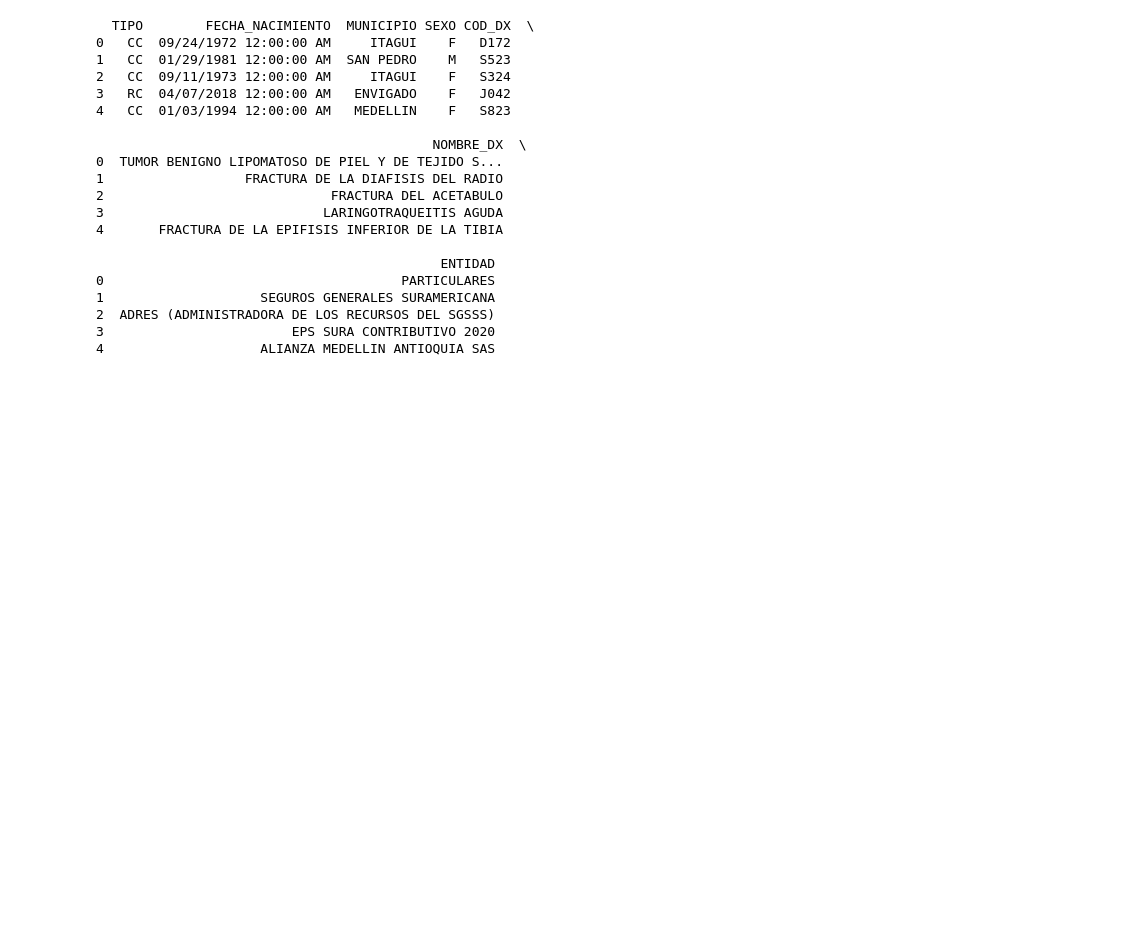
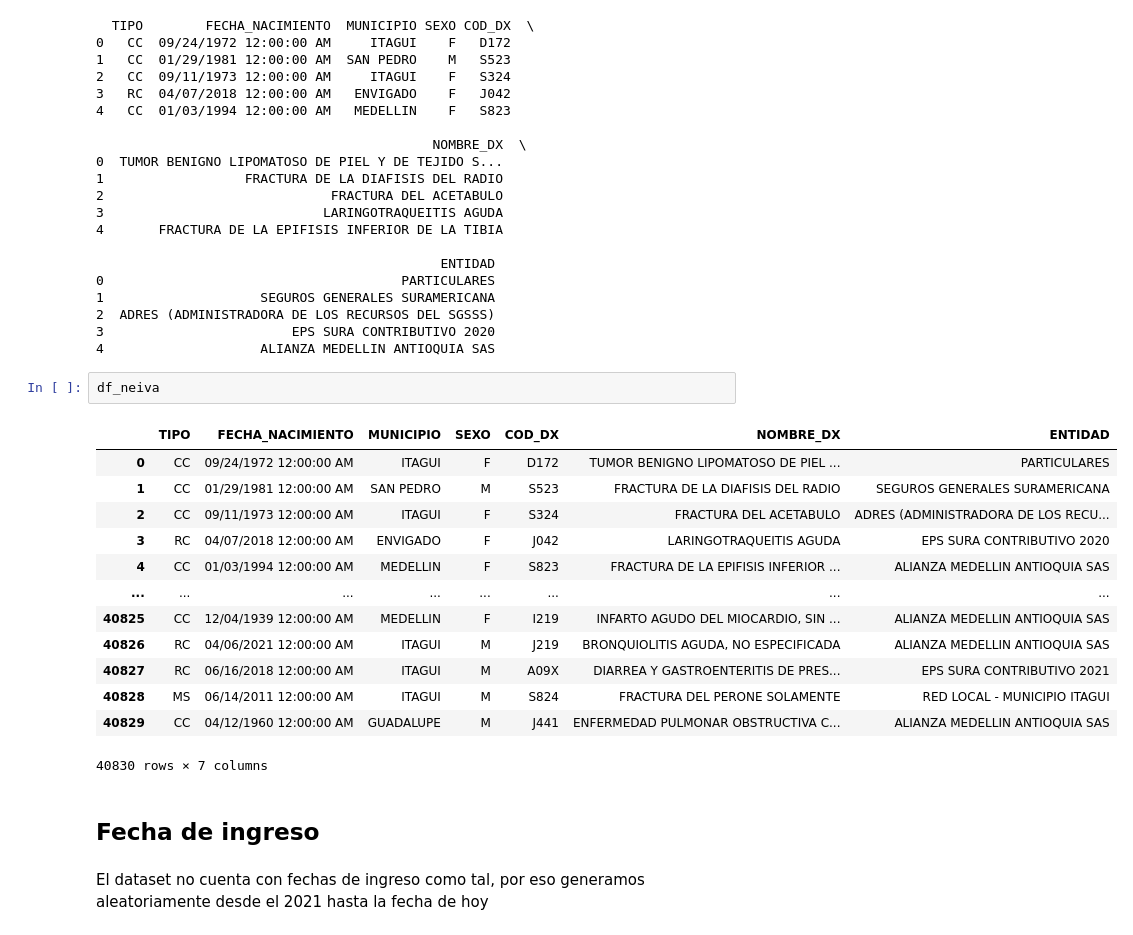
Before and after one commit to aisaza609/Interoperabilidad_Historias_clinicas, a Jupyter notebook: Normalizacion_Dataset_Neiva.ipynb, the cells around one changed output. Saved outputs shown, nothing was run; the diff lists cells and outputs as text; blank space fills up the shorter version.

```diff
--- a/Normalizacion_Dataset_Neiva.ipynb
+++ b/Normalizacion_Dataset_Neiva.ipynb
@@ -80,3 +82,23 @@ To: /content/df_neiva.csv
 2  ADRES (ADMINISTRADORA DE LOS RECURSOS DEL SGSSS)
 3                        EPS SURA CONTRIBUTIVO 2020
 4                    ALIANZA MEDELLIN ANTIOQUIA SAS
+# %%
+df_neiva
+# %% [output]
+|  | TIPO | FECHA_NACIMIENTO | MUNICIPIO | SEXO | COD_DX | NOMBRE_DX | ENTIDAD |
+| 0 | CC | 09/24/1972 12:00:00 AM | ITAGUI | F | D172 | TUMOR BENIGNO LIPOMATOSO DE PIEL ... | PARTICULARES |
+| 1 | CC | 01/29/1981 12:00:00 AM | SAN PEDRO | M | S523 | FRACTURA DE LA DIAFISIS DEL RADIO | SEGUROS GENERALES SURAMERICANA |
+| 2 | CC | 09/11/1973 12:00:00 AM | ITAGUI | F | S324 | FRACTURA DEL ACETABULO | ADRES (ADMINISTRADORA DE LOS RECU... |
+| 3 | RC | 04/07/2018 12:00:00 AM | ENVIGADO | F | J042 | LARINGOTRAQUEITIS AGUDA | EPS SURA CONTRIBUTIVO 2020 |
+| 4 | CC | 01/03/1994 12:00:00 AM | MEDELLIN | F | S823 | FRACTURA DE LA EPIFISIS INFERIOR ... | ALIANZA MEDELLIN ANTIOQUIA SAS |
+| ... | ... | ... | ... | ... | ... | ... | ... |
+| 40825 | CC | 12/04/1939 12:00:00 AM | MEDELLIN | F | I219 | INFARTO AGUDO DEL MIOCARDIO, SIN ... | ALIANZA MEDELLIN ANTIOQUIA SAS |
+| 40826 | RC | 04/06/2021 12:00:00 AM | ITAGUI | M | J219 | BRONQUIOLITIS AGUDA, NO ESPECIFICADA | ALIANZA MEDELLIN ANTIOQUIA SAS |
+| 40827 | RC | 06/16/2018 12:00:00 AM | ITAGUI | M | A09X | DIARREA Y GASTROENTERITIS DE PRES... | EPS SURA CONTRIBUTIVO 2021 |
+| 40828 | MS | 06/14/2011 12:00:00 AM | ITAGUI | M | S824 | FRACTURA DEL PERONE SOLAMENTE | RED LOCAL - MUNICIPIO ITAGUI |
+| 40829 | CC | 04/12/1960 12:00:00 AM | GUADALUPE | M | J441 | ENFERMEDAD PULMONAR OBSTRUCTIVA C... | ALIANZA MEDELLIN ANTIOQUIA SAS |
+40830 rows × 7 columns
+# %% [markdown]
+## Fecha de ingreso
+# %% [markdown]
+El dataset no cuenta con fechas de ingreso como tal, por eso generamos aleatoriamente desde el 2021 hasta la fecha de hoy
```
Also changed, not shown: parts of 32 cells of this notebook.
